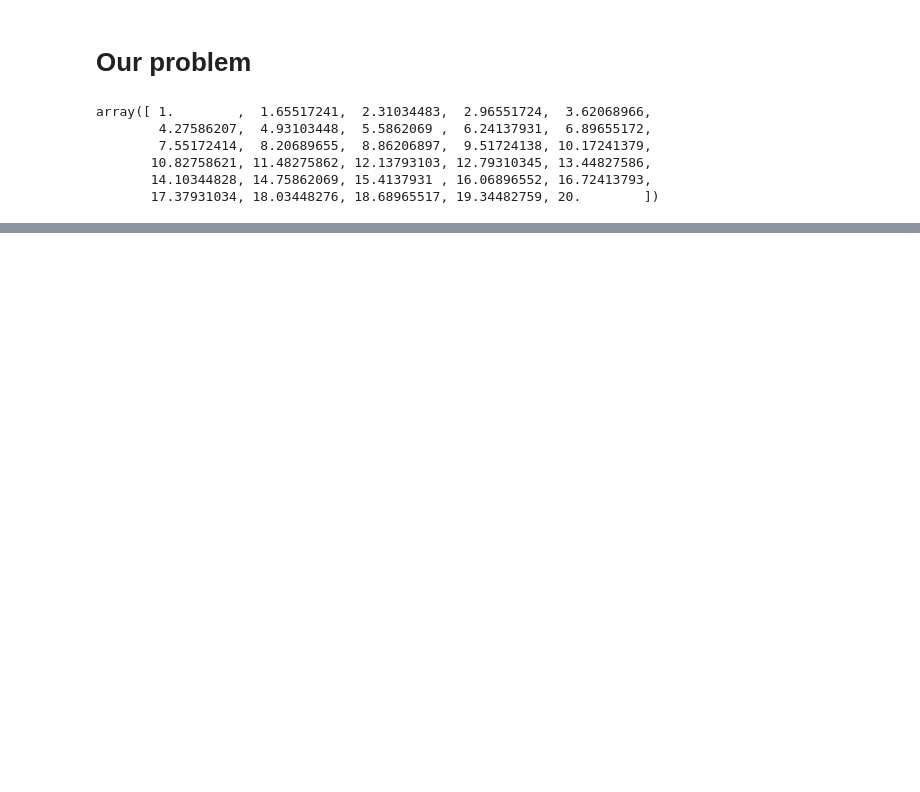
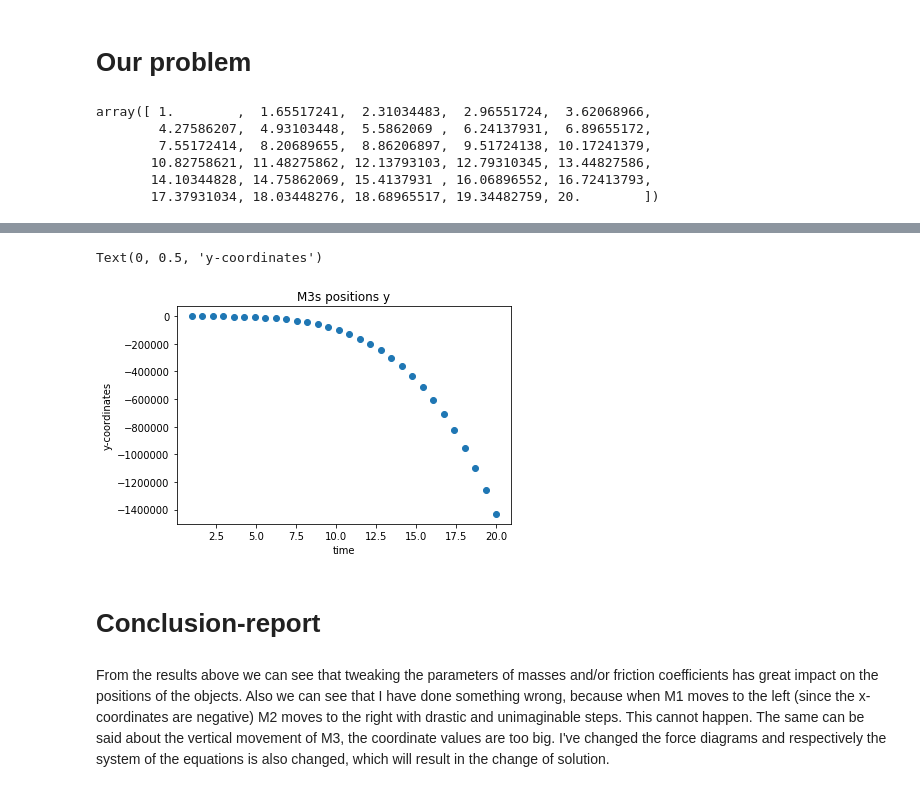
Before and after one commit to AramSar/mechanics_project, a Jupyter notebook: Project02/Final/Project 2.ipynb, the cells around one changed output, grey strips where cells are left out. Cells and saved outputs as stored; diff of their text form; code cells hidden in the pictures; blank space fills up the shorter version.

```diff
--- a/Project02/Final/Project 2.ipynb
+++ b/Project02/Final/Project 2.ipynb
@@ -134,0 +147,13 @@ Text(0.5, 1.0, 'M3s positions')
+# %%
+plt.scatter(t, x1s_y)
+plt.title('M3s positions y')
+plt.xlabel('time')
+plt.ylabel('y-coordinates')
+# %% [output]
+Text(0, 0.5, 'y-coordinates')
+[figure, added]
+# %% [markdown]
+# Conclusion-report
+# %% [markdown]
+From the results above we can see that tweaking the parameters of masses and/or friction coefficients has great impact on the positions of the objects. Also we can see that I have done something wrong, because when M1 moves to the left (since the x-coordinates are negative) M2 moves to the right with drastic and unimaginable steps. This cannot happen. The same can be said about the vertical movement of M3, the coordinate values are too big.
+I've changed the force diagrams and respectively the system of the equations is also changed, which will result in the change of solution.
```
Also changed, not shown: parts of 8 cells of this notebook, 1 other file.
